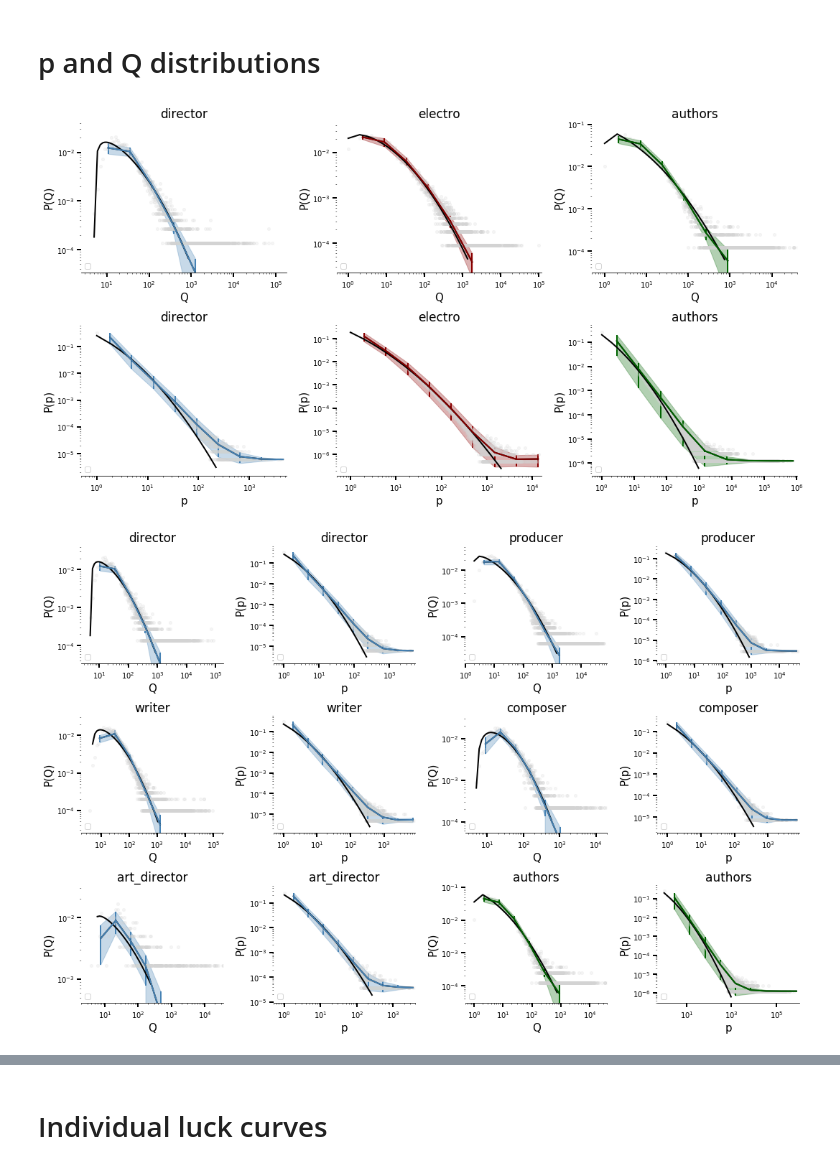
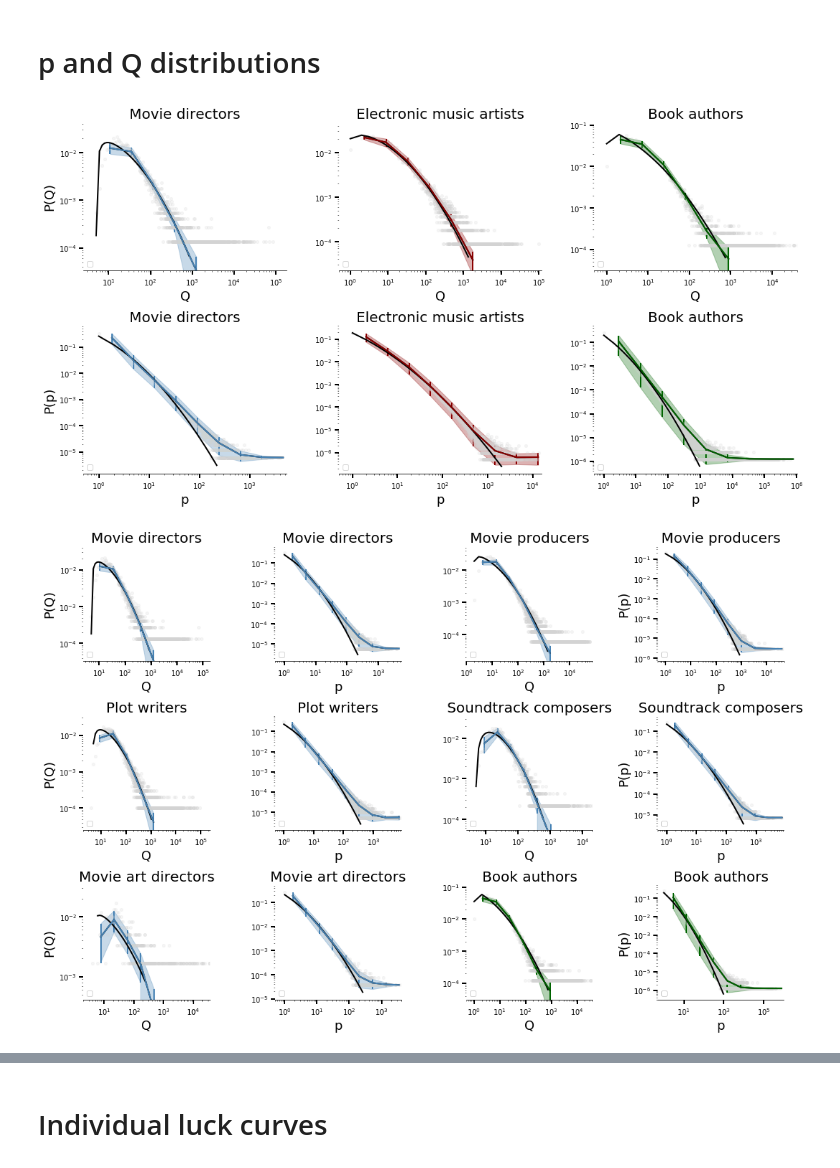
Before and after one commit to milanjanosov/success_engine, a Jupyter notebook: QMODELNEW/FinalPlots.ipynb, the cells around one changed output, grey strips where cells are left out. Saved outputs shown, nothing was run; the diff lists cells and outputs as text; code cells hidden in the pictures.

```diff
--- a/QMODELNEW/FinalPlots.ipynb
+++ b/QMODELNEW/FinalPlots.ipynb
@@ -146,18 +214,22 @@ plt.savefig('../../../../Dropbox/Artisic_careers_paper/text/Figures/S2a.png')
 f, ax = plt.subplots(3,3, figsize = (15,12))
 
 
-get_N_star_N_plot_new('electro',    ax[0,0], 'darkred')
-get_N_star_N_plot_new('rock',       ax[0,1], 'darkred')
-get_N_star_N_plot_new('pop',        ax[0,2], 'darkred')
-get_N_star_N_plot_new('jazz',       ax[1,0], 'darkred')
-get_N_star_N_plot_new('folk',       ax[1,1], 'darkred')
-get_N_star_N_plot_new('funk',       ax[1,2], 'darkred')
-get_N_star_N_plot_new('hiphop',     ax[2,0], 'darkred')
-get_N_star_N_plot_new('classical',  ax[2,1], 'darkred')
+get_N_star_N_plot_new('electro',   '80', field_title['electro'],    ax[0,0], 'darkred')
+get_N_star_N_plot_new('rock',      '80', field_title['rock'],       ax[0,1], 'darkred')
+get_N_star_N_plot_new('pop',       '80',field_title['pop'],        ax[0,2], 'darkred')
+get_N_star_N_plot_new('jazz',      '80',field_title['jazz'],       ax[1,0], 'darkred')
+get_N_star_N_plot_new('folk',      '80',field_title['folk'],       ax[1,1], 'darkred')
+get_N_star_N_plot_new('funk',      '80',field_title['funk'],       ax[1,2], 'darkred')
+get_N_star_N_plot_new('hiphop',    '80',field_title['hiphop'],     ax[2,0], 'darkred')
+get_N_star_N_plot_new('classical', '80',field_title['classical'],  ax[2,1], 'darkred')
 
 ax[2,2].axis('off')
 
 plt.tight_layout()
 
+for i in range(1,3):
+    for j in range(3):
+        ax[j,i].set_ylabel('')
+
 plt.savefig('../../../../Dropbox/Artisic_careers_paper/text/Figures/S2b.png')
 # %% [output]
@@ -186,16 +370,16 @@ def do_p_Q_plots(field, bx, color, tipus, nbins):
 
     bx.set_xscale('log')
     bx.set_yscale('log')
-    bx.set_title(field + ' - P(' + tipus + ')', fontsize = 15)
+    bx.set_title(field + ' - $P(' + tipus + ')$', fontsize = 15)
 
-    bx.set_ylabel('P(' + tipus + ')', fontsize = 15)
+    bx.set_ylabel('$P(' + tipus + ')$', fontsize = 15)
     bx.set_xlabel(tipus, fontsize = 15)
 
     bx.set_ylim([0.25*min(Qy), 2*max(Qy)])
     bx.set_xlim([0.5*min(Qx), 0.8*max(Qx)])
 
-    bx.set_ylabel('P(' + tipus + ')', fontsize = 15)
-    bx.set_xlabel(tipus, fontsize = 15)
+    bx.set_ylabel('P(' + tipus + ')', fontsize = 18)
+    bx.set_xlabel(tipus, fontsize = 18)
 
     for pos in ['right', 'top', 'left']:
         bx.spines[pos].set_edgecolor('white')
@@ -204,7 +388,7 @@ def do_p_Q_plots(field, bx, color, tipus, nbins):
     bx.tick_params(axis='y', length=6, width=2, colors='black')
     bx.legend(loc = 'lower left', fontsize = 10)
 
-    bx.set_title(field.split('-')[0], fontsize = 17)
+    bx.set_title(field_title[field.split('-')[0].replace('_', '-')], fontsize = 20)
 
     for pos in ['right', 'top', 'left']:
         bx.spines[pos].set_edgecolor('white')
@@ -229,38 +413,46 @@ do_p_Q_plots('authors-50', ax[1,2], 'darkgreen', 'p', 10)
 
 plt.tight_layout()
 
+for i in range(1,3):
+    for j in range(2):
+        ax[j,i].set_ylabel('')
+
 
 plt.savefig('../../../../Dropbox/Artisic_careers_paper/text/Figures/F3.png')
 # %% [output]
-[figure, old version]
+[figure, new version]
 # %%
 f, ax = plt.subplots(3,4, figsize = (15,10))
 
 do_p_Q_plots('director-10', ax[0,0], 'steelblue', 'Q', 10)
 do_p_Q_plots('director-10', ax[0,1], 'steelblue', 'p', 10)
 
 do_p_Q_plots('producer-10', ax[0,2], 'steelblue', 'Q', 10)
 do_p_Q_plots('producer-10', ax[0,3], 'steelblue', 'p', 10)
 
 
 do_p_Q_plots('writer-10', ax[1,0], 'steelblue', 'Q', 10)
 do_p_Q_plots('writer-10', ax[1,1], 'steelblue', 'p', 10)
 
 do_p_Q_plots('composer-10', ax[1,2], 'steelblue', 'Q', 10)
 do_p_Q_plots('composer-10', ax[1,3], 'steelblue', 'p', 10)
 
 
 do_p_Q_plots('art_director-20', ax[2,0], 'steelblue', 'Q', 10)
 do_p_Q_plots('art_director-20', ax[2,1], 'steelblue', 'p', 10)
 
 do_p_Q_plots('authors-50', ax[2,2], 'darkgreen', 'Q', 10)
 do_p_Q_plots('authors-50', ax[2,3], 'darkgreen', 'p', 10)
 
 plt.tight_layout()
 
+for i in range(1,3):
+    for j in range(3):
+        ax[j,i].set_ylabel('')
+
 plt.savefig('../../../../Dropbox/Artisic_careers_paper/text/Figures/S3a.png')
 # %% [output]
-[figure, old version]
+[figure, new version]
 # %%
 f, ax = plt.subplots(4,4, figsize = (15,13))
 
```
Also changed, not shown: parts of 35 cells of this notebook.
